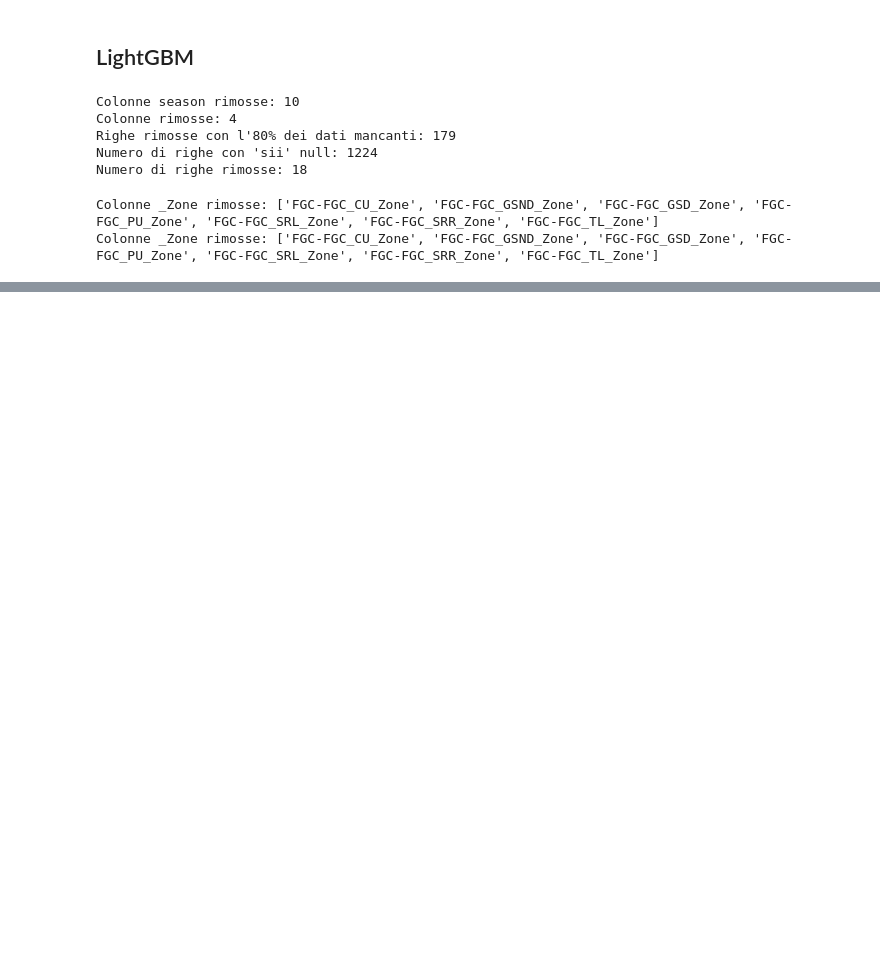
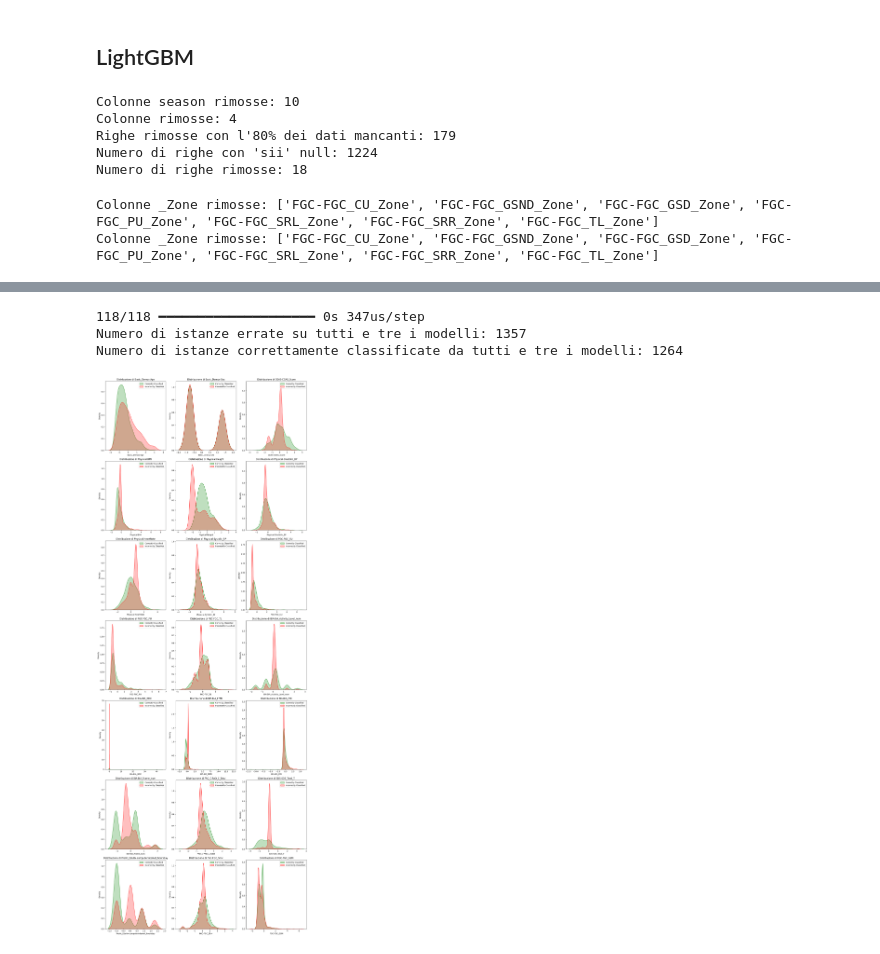
Before and after one commit to EliaCoro/progetto_dwm, a Jupyter notebook: work/progetto.ipynb, the cells around one changed output, grey strips where cells are left out. Cells and saved outputs as stored; diff of their text form; code cells hidden in the pictures; blank space fills up the shorter version.

```diff
--- a/work/progetto.ipynb
+++ b/work/progetto.ipynb
@@ -709,6 +709,6 @@ history = model.fit( x=X_train, # training examples
            validation_data=(X_test, y_test_categorial),
            class_weight={i: best_params['weights'][i] for i in range(len(best_params['weights']))},
            callbacks=[lr_scheduler, early_stopping]);
-annModel = history
+annModel = model
 # %% [output]
 Epoch 1/45
@@ -949,4 +957,18 @@ Proviamo a predire tutto il dataset con tutti i modelli e vediamo su quali istan
 # %%
-#lgbmModel
-#randomForestModel
-#annModel
+import pandas as pd
+
+# Carica i dati
+data = pd.read_csv('train.csv')
+
+# Preprocessing e pulizia dei dati
+data = pre_processing(data)
+data = instances_cleaning(data)
+data = standardize_dataframe(data)
+
+X = data.drop(columns=['sii'])
+y = data['sii']
+
+X_filled = fill_missing_values(X)
+
+X = data_cleaning(X_filled)
+X
@@ -952,0 +1017,57 @@ Proviamo a predire tutto il dataset con tutti i modelli e vediamo su quali istan
+# %%
+# Previsioni sui dati
+y_pred_lgbm = [int(pred.argmax()) for pred in lgbmModel.predict(X)]
+y_pred_rf = randomForestModel.predict(X[randomForestModel.feature_names_in_])
+y_pred_ann = annModel.predict(X).argmax(axis=1)
+
+# Trova istanze errate su tutti e tre i modelli
+mistakes = (y != y_pred_lgbm) & (y != y_pred_rf) & (y != y_pred_ann)
+
+# Trova istanze correttamente classificate da tutti e tre i modelli
+correct_predictions = (y == y_pred_lgbm) & (y == y_pred_rf) & (y == y_pred_ann)
+
+# Trova le istanze corrette e quelle errate
+mistakes = (y != y_pred_lgbm) & (y != y_pred_rf) & (y != y_pred_ann)
+correct_predictions = (y == y_pred_lgbm) & (y == y_pred_rf) & (y == y_pred_ann)
+
+# Estrai le istanze corrette ed errate
+correct_indices = correct_predictions[correct_predictions].index
+incorrect_indices = mistakes[mistakes].index
+
+correct_features = X.loc[correct_indices]
+incorrect_features = X.loc[incorrect_indices]
+
+
+# Output delle istanze errate
+print(f"Numero di istanze errate su tutti e tre i modelli: {len(mistake_indices)}")
+#print(mistake_instances)
+
+# Output delle istanze corrette
+print(f"Numero di istanze correttamente classificate da tutti e tre i modelli: {len(correct_indices)}")
+#print(correct_instances)
+# %% [output]
+118/118 ━━━━━━━━━━━━━━━━━━━━ 0s 347us/step
+Numero di istanze errate su tutti e tre i modelli: 1357
+Numero di istanze correttamente classificate da tutti e tre i modelli: 1264
+# %%
+import matplotlib.pyplot as plt
+import seaborn as sns
+import pandas as pd
+
+# Step 1: Visualizzare la distribuzione delle feature
+num_features = len(X.columns)
+n_cols = 3
+num_rows = (num_features // n_cols) + (num_features % n_cols)  # Calcolare il numero di righe necessarie per avere 2 colonne per riga
+
+plt.figure(figsize=(16, 6 * num_rows))  # Impostare l'altezza in base al numero di righe
+for i, feature in enumerate(X.columns, 1):
+    plt.subplot(num_rows, n_cols, i)  # 2 colonne per riga
+    sns.kdeplot(correct_features[feature], label='Correctly Classified', color='green', fill=True)
+    sns.kdeplot(incorrect_features[feature], label='Incorrectly Classified', color='red', fill=True)
+    plt.title(f'Distribuzione di {feature}')
+    plt.legend()
+
+plt.tight_layout()
+plt.show()
+# %% [output]
+[figure, added]
```
Also changed, not shown: parts of 19 cells of this notebook.
